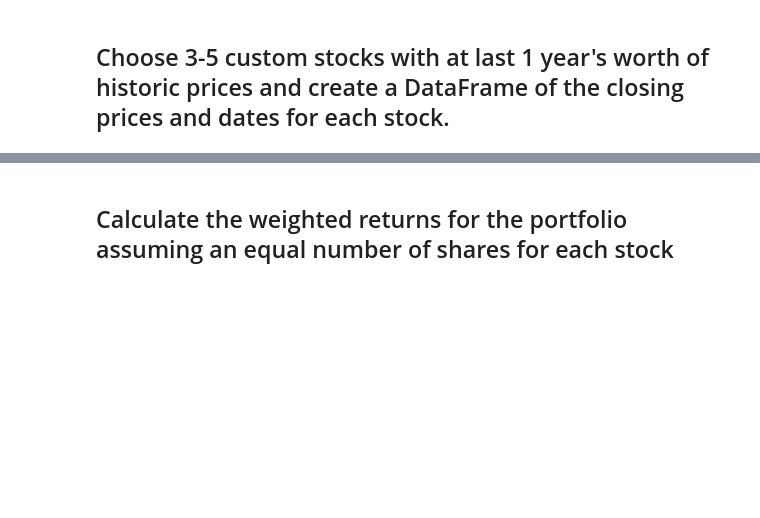
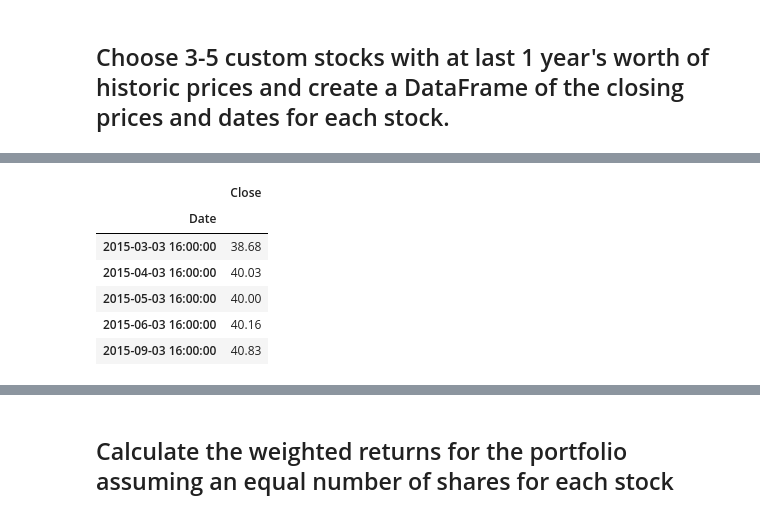
Before and after one commit to malrepos/Assignment---Module-04, a Jupyter notebook: whale_analysis.ipynb, the cells around one changed output, grey strips where cells are left out. Cells and saved outputs as stored; diff of their text form; code cells hidden in the pictures; blank space fills up the shorter version.

```diff
--- a/whale_analysis.ipynb
+++ b/whale_analysis.ipynb
@@ -616,0 +657,13 @@ In this section, you will build your own portfolio of stocks, calculate the retu
+# %%
+#Here I drop the "GME" column
+gme_df.drop("GME", axis=1, inplace=True)
+
+gme_df.head()
+# %% [output]
+|  | Close |
+| Date |  |
+| 2015-03-03 16:00:00 | 38.68 |
+| 2015-04-03 16:00:00 | 40.03 |
+| 2015-05-03 16:00:00 | 40.00 |
+| 2015-06-03 16:00:00 | 40.16 |
+| 2015-09-03 16:00:00 | 40.83 |
```
Also changed, not shown: parts of 8 cells of this notebook, 3 other files.
